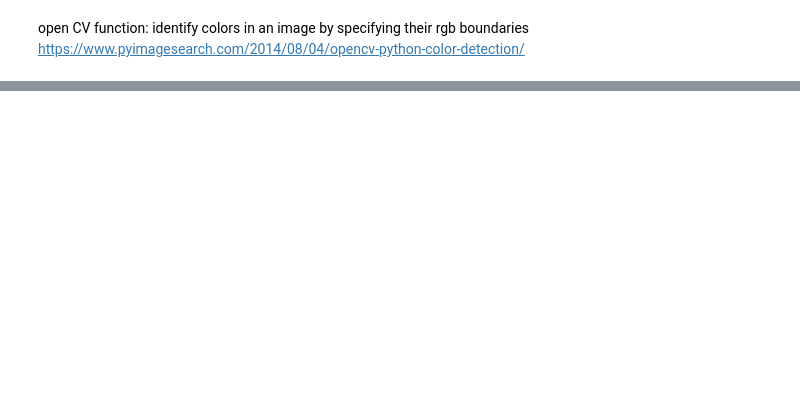
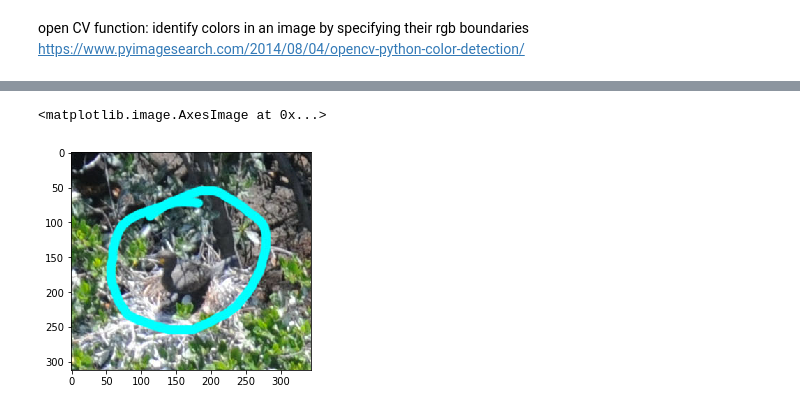
Before and after one commit to snemana232/BirdsRepo, a Jupyter notebook: BirdsImageProcessing.ipynb, the cells around one changed output, grey strips where cells are left out. Cells and saved outputs as stored; diff of their text form; code cells hidden in the pictures; blank space fills up the shorter version.

```diff
--- a/BirdsImageProcessing.ipynb
+++ b/BirdsImageProcessing.ipynb
@@ -229,0 +261,5 @@ https://www.pyimagesearch.com/2014/08/04/opencv-python-color-detection/
+# %%
+plt.imshow(img)
+# %% [output]
+<matplotlib.image.AxesImage at 0x...>
+[figure, added]
```
Also changed, not shown: parts of 6 cells of this notebook.
